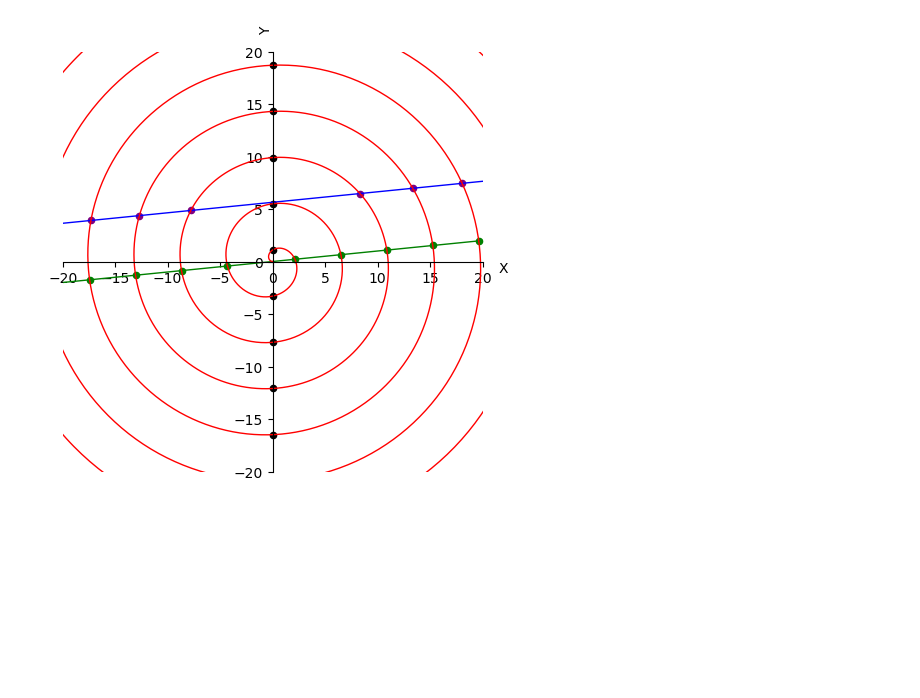
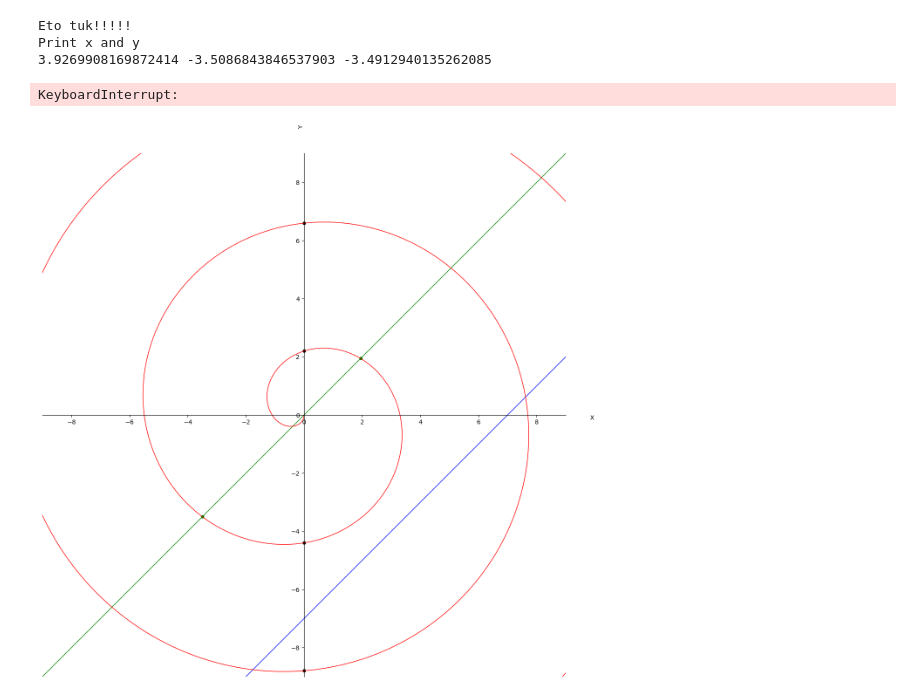
Before and after one commit to Kiril-Lazarov/Intersection-points-between-a-line-and-a-spiral, a Jupyter notebook: Intersection between a line and a spiral.ipynb, the cells around one changed output. Cells and saved outputs as stored; diff of their text form; code cells hidden in the pictures; blank space fills up the shorter version.

```diff
--- a/Intersection between a line and a spiral.ipynb
+++ b/Intersection between a line and a spiral.ipynb
@@ -9,13 +232,27 @@ from intersection_functions import *
 # %%
 # Define line and spiral variables
-a = 0.1
-b = 5.64
-'a = -2'
+
+factor = 1
+a = factor *1
+b = factor * -7
+'factor = 4'
+'a = 1'
 'b = -5.64'
-spiral_radius_velocity = 0.7
-init_spiral_angle = 2*(np.pi/2)
+'13.9752109'
+'-5.53005'
+spiral_radius_velocity = factor *0.7
+init_spiral_angle = 3*(np.pi/2)
 spiral_angle_velocity = -1
 
-plot_objects(a, b,spiral_radius_velocity, spiral_angle_velocity, init_spiral_angle)
+c = 9
+f = 20
+plot_objects(a, b,spiral_radius_velocity, spiral_angle_velocity,
+             init_spiral_angle,
+             figsize=(f, f),
+             x_y_lim=((-c, c),(-c, c)))
 # %% [output]
+Eto tuk!!!!!
+Print x and y
+3.9269908169872414 -3.5086843846537903 -3.4912940135262085
+KeyboardInterrupt:
-[figure, old version]
+[figure, new version]
```
Also changed, not shown: parts of 5 cells of this notebook.
